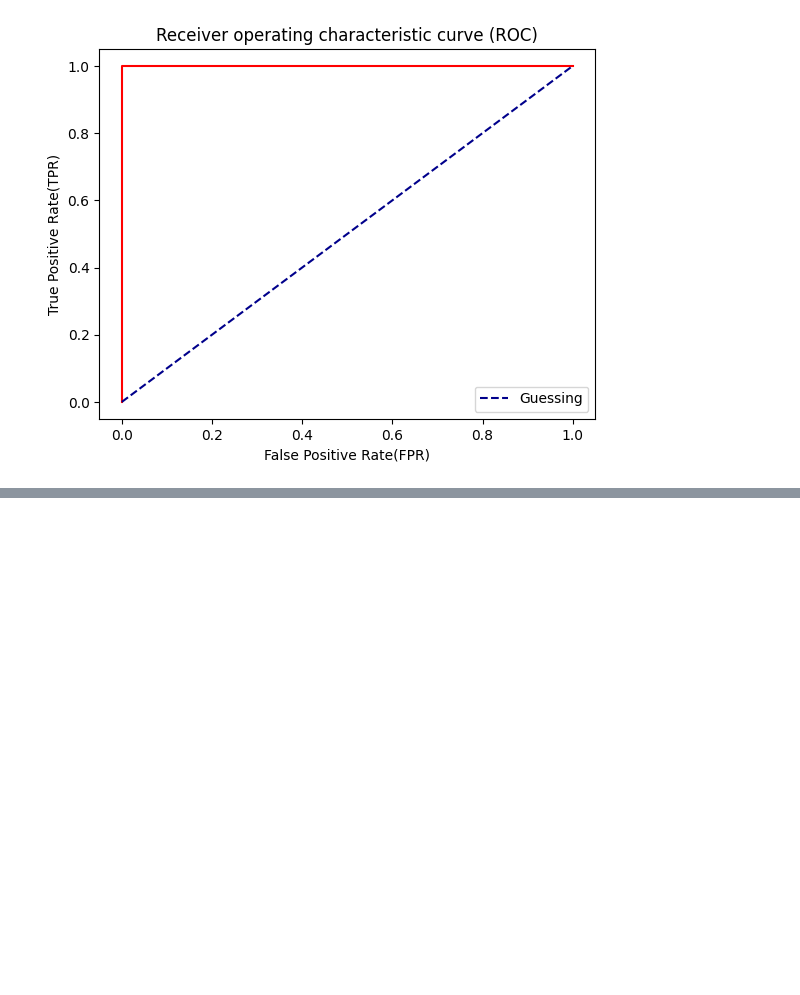
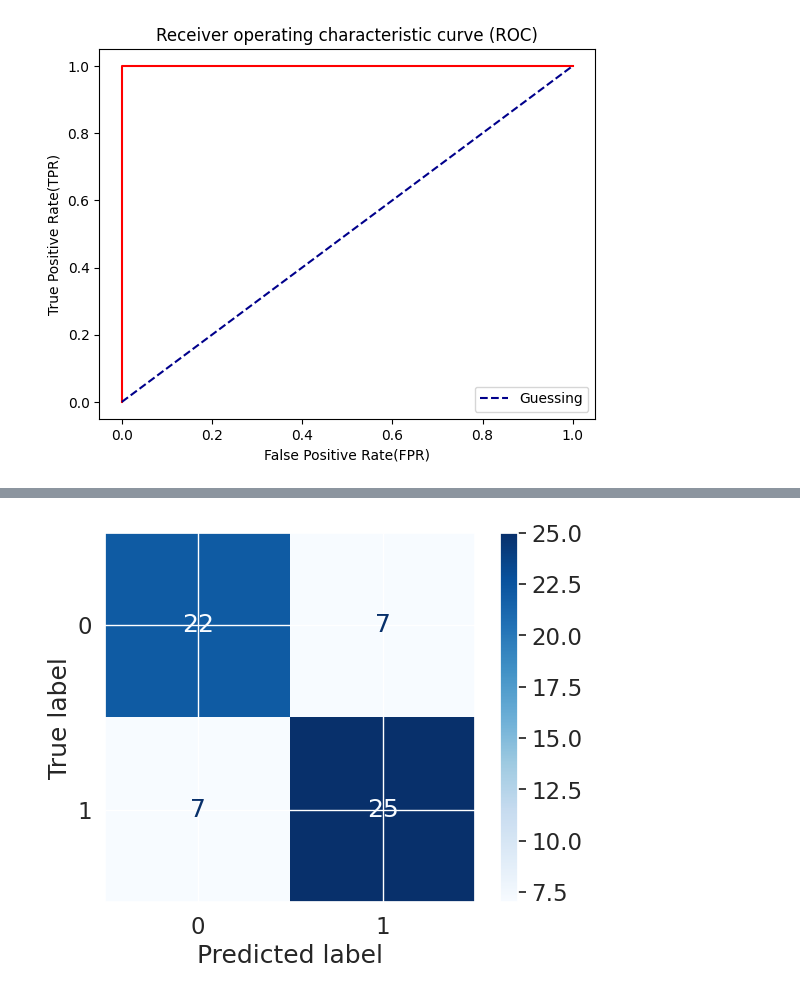
Before and after one commit to S-Arivukkarasu/Machine_Learning, a Jupyter notebook: ML_Basics/Fitting-the-model-Predict-Evaluate-model.ipynb, the cells around one changed output, grey strips where cells are left out. Cells and saved outputs as stored; diff of their text form; code cells hidden in the pictures; blank space fills up the shorter version.

```diff
--- a/ML_Basics/Fitting-the-model-Predict-Evaluate-model.ipynb
+++ b/ML_Basics/Fitting-the-model-Predict-Evaluate-model.ipynb
@@ -367,0 +410,4 @@ plot_roc_curve(fpr, tpr)
+# %%
+ConfusionMatrixDisplay.from_predictions(y_true=Y_test, y_pred=Y_preds, cmap='Blues');
+# %% [output]
+[figure, added]
```
Also changed, not shown: parts of 36 cells of this notebook.
